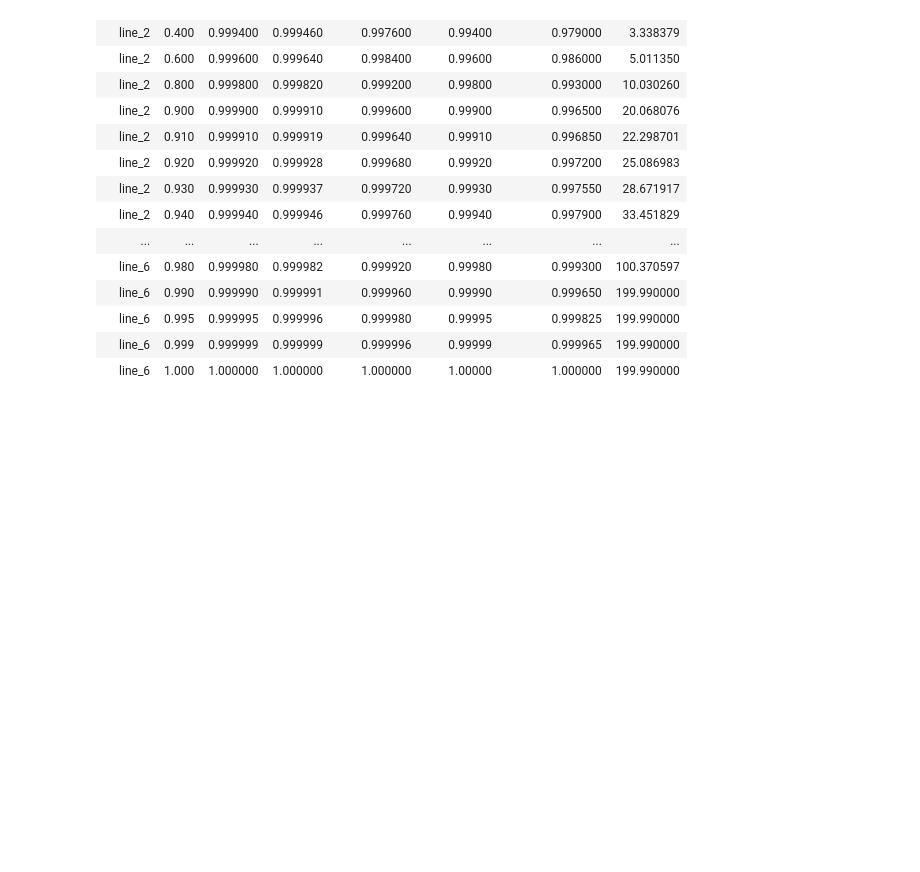
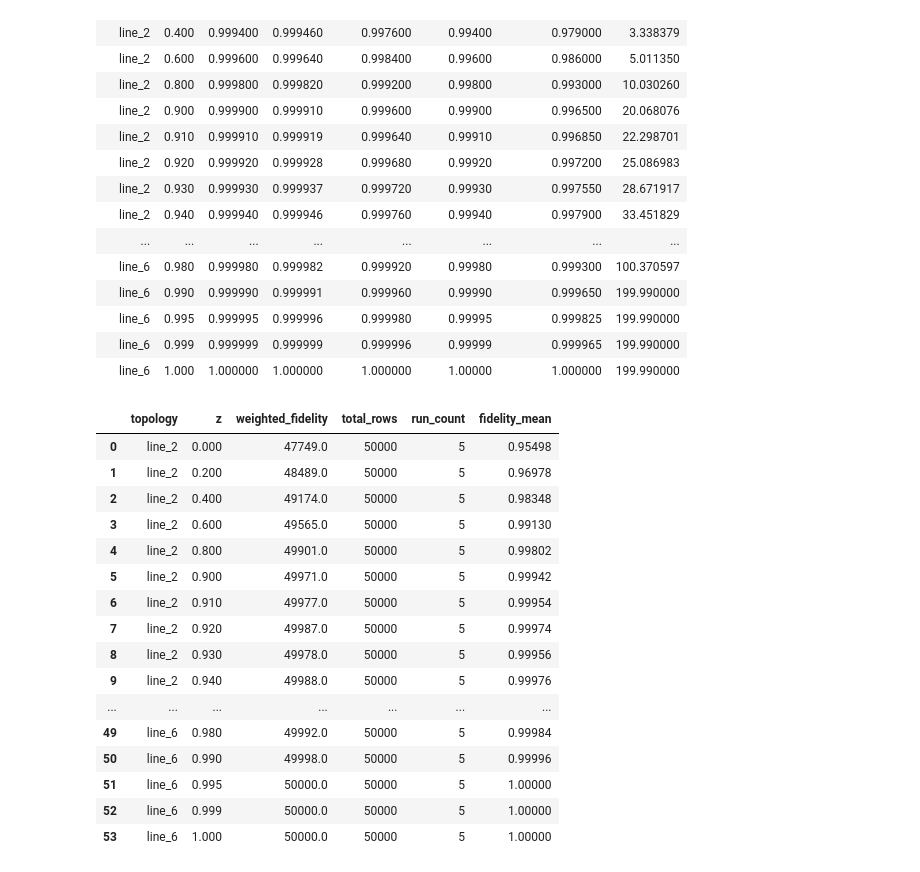
Before and after one commit to SagarPatange/QEC, a Jupyter notebook: z plot.ipynb, the cells around one changed output. Cells and saved outputs as stored; diff of their text form; code cells hidden in the pictures; blank space fills up the shorter version.

```diff
--- a/z plot.ipynb
+++ b/z plot.ipynb
@@ -117,4 +117,90 @@ display(
 | line_6 | 0.995 | 0.999995 | 0.999996 | 0.999980 | 0.99995 | 0.999825 | 199.990000 |
 | line_6 | 0.999 | 0.999999 | 0.999999 | 0.999996 | 0.99999 | 0.999965 | 199.990000 |
 | line_6 | 1.000 | 1.000000 | 1.000000 | 1.000000 | 1.00000 | 1.000000 | 199.990000 |
+# %%
+processed_dir = Path("./log/runner_z_processed/z_param_grid")
+
+grid_df = runner_config_table.rename(
+    columns={
+        "gate_fidelity": "gate",
+        "two_qubit_gate_fidelity": "twoq",
+        "measurement_fidelity": "meas",
+        "initialization_fidelity": "prep",
+        "physical_bell_pair_fidelity": "physbell",
+        "idle_t2_sec": "T2",
+    }
+).copy()
+
+key_columns = ["topology", "gate", "twoq", "meas", "prep", "T2", "physbell"]
+grid_df[key_columns] = grid_df[key_columns].round(6)
+
+rows = []
+for path in sorted(processed_dir.iterdir()):
+    if not path.is_file():
+        continue
+
+    latency_ps, fidelity_corrected, rows_processed = [
+        part.strip() for part in path.read_text().strip().split(",")
+    ]
+
+    metadata = {}
+    for chunk in path.name.split(","):
+        if "=" not in chunk:
+            continue
+        key, value = chunk.split("=", 1)
+        metadata[key] = value
+
+    rows.append(
+        {
+            "topology": path.name.split("_2G,", 1)[0],
+            "gate": round(float(metadata["gate"]), 6),
+            "twoq": round(float(metadata["twoq"]), 6),
+            "meas": round(float(metadata["meas"]), 6),
+            "prep": round(float(metadata["prep"]), 6),
+            "T2": round(float(metadata["T2"]), 6),
+            "physbell": round(float(metadata["physbell"]), 6),
+            "fidelity_corrected": float(fidelity_corrected),
+            "rows_processed": int(rows_processed),
+        }
+    )
+
+processed_df = pd.DataFrame(rows)
+plot_df = processed_df.merge(grid_df[key_columns + ["z"]], on=key_columns, how="left")
+
+summary_df = (
+    plot_df.assign(
+        weighted_fidelity=plot_df["fidelity_corrected"] * plot_df["rows_processed"]
+    )
+    .groupby(["topology", "z"], as_index=False)
+    .agg(
+        weighted_fidelity=("weighted_fidelity", "sum"),
+        total_rows=("rows_processed", "sum"),
+        run_count=("fidelity_corrected", "count"),
+    )
+    .sort_values(["topology", "z"])
+)
+
+summary_df["fidelity_mean"] = (
+    summary_df["weighted_fidelity"] / summary_df["total_rows"]
+)
+
+display(summary_df.round({"z": 6, "fidelity_mean": 6}))
+# %% [output]
+|  | topology | z | weighted_fidelity | total_rows | run_count | fidelity_mean |
+| 0 | line_2 | 0.000 | 47749.0 | 50000 | 5 | 0.95498 |
+| 1 | line_2 | 0.200 | 48489.0 | 50000 | 5 | 0.96978 |
+| 2 | line_2 | 0.400 | 49174.0 | 50000 | 5 | 0.98348 |
+| 3 | line_2 | 0.600 | 49565.0 | 50000 | 5 | 0.99130 |
+| 4 | line_2 | 0.800 | 49901.0 | 50000 | 5 | 0.99802 |
+| 5 | line_2 | 0.900 | 49971.0 | 50000 | 5 | 0.99942 |
+| 6 | line_2 | 0.910 | 49977.0 | 50000 | 5 | 0.99954 |
+| 7 | line_2 | 0.920 | 49987.0 | 50000 | 5 | 0.99974 |
+| 8 | line_2 | 0.930 | 49978.0 | 50000 | 5 | 0.99956 |
+| 9 | line_2 | 0.940 | 49988.0 | 50000 | 5 | 0.99976 |
+| ... | ... | ... | ... | ... | ... | ... |
+| 49 | line_6 | 0.980 | 49992.0 | 50000 | 5 | 0.99984 |
+| 50 | line_6 | 0.990 | 49998.0 | 50000 | 5 | 0.99996 |
+| 51 | line_6 | 0.995 | 50000.0 | 50000 | 5 | 1.00000 |
+| 52 | line_6 | 0.999 | 50000.0 | 50000 | 5 | 1.00000 |
+| 53 | line_6 | 1.000 | 50000.0 | 50000 | 5 | 1.00000 |
 # %%
```
Also changed, not shown: parts of 6 cells of this notebook, 42 other files.
